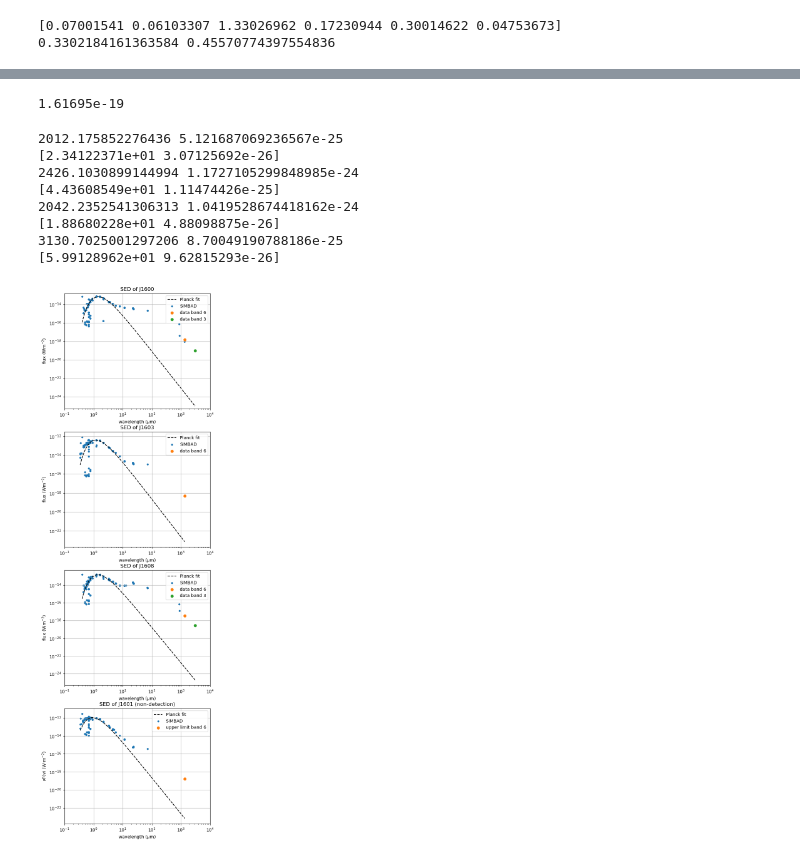
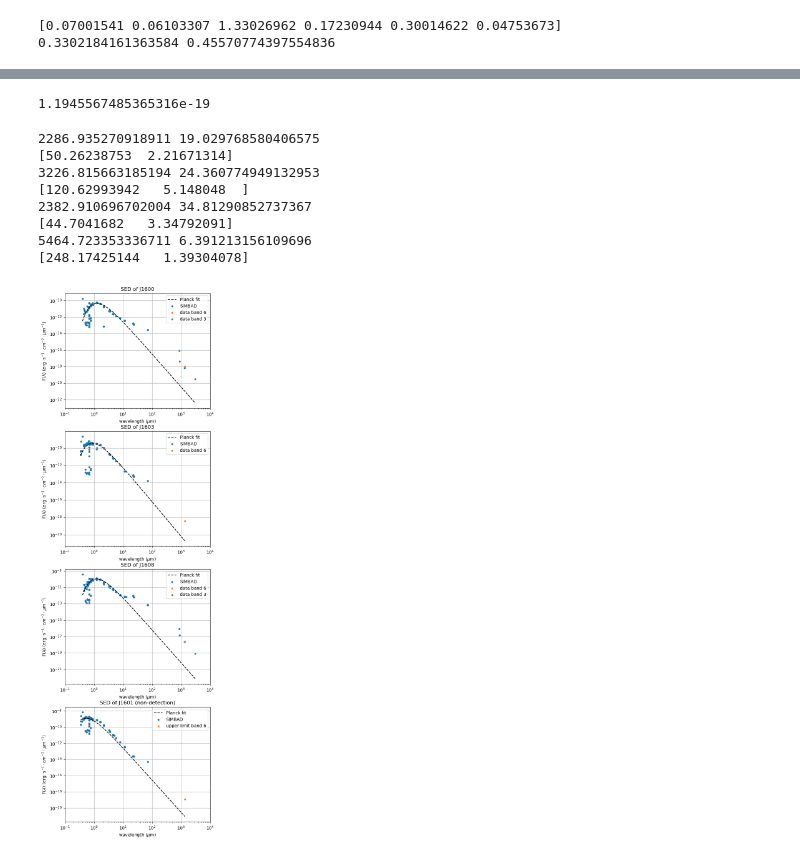
Before and after one commit to jimvanveenhuyzen/wtts, a Jupyter notebook: Weak-line T Tauri stars updated.ipynb, the cells around one changed output, grey strips where cells are left out. Drawn from its saved outputs; the diff is of its cells as text; code cells hidden in the pictures.

```diff
--- a/Weak-line T Tauri stars updated.ipynb
+++ b/Weak-line T Tauri stars updated.ipynb
@@ -170,28 +195,29 @@ J1601_fluxes_Wm2 = J1601_fluxes_jy * J1601_frequencies * 1e9 * 1e-26 #fluxes in
 # %%
 wtts_sources = ['J1600_b6','J1600_b3','J1603_b6','J1608_b6','J1608_b3']
-
 casa_values_wavelength = np.array([1354,3077,1354,1354,3077])
 casa_values_fluxmax = np.array([0.66e-3,0.10e-3,0.22e-3,1.56e-3,0.28e-3])
 
-casa_values_fluxmax[0], casa_values_fluxmax[2], casa_values_fluxmax[3] = casa_values_fluxmax[0]*221.5e9*1e-26,\
-casa_values_fluxmax[2]*221.5e9*1e-26, casa_values_fluxmax[3]*221.5e9*1e-26
+casa_values_fluxmax[0], casa_values_fluxmax[2], casa_values_fluxmax[3] = casa_values_fluxmax[0]*(c/(1354**2)*(1e-23/1e-6)),\
+casa_values_fluxmax[2]*(c/(1354**2)*(1e-23/1e-6)), casa_values_fluxmax[3]*(c/(1354**2)*(1e-23/1e-6))
 
-casa_values_fluxmax[1], casa_values_fluxmax[4] = casa_values_fluxmax[1]*97.5e9*1e-26, casa_values_fluxmax[4]*97.5e9*1e-26
+casa_values_fluxmax[1], casa_values_fluxmax[4] = casa_values_fluxmax[1]*(c/(3077**2) * (1e-23/1e-6)),\
+casa_values_fluxmax[4]*(c/(3077**2) * (1e-23/1e-6))
 
 #the non-detection has no data points, but we can calculate the upper limit:
 
 J1601_wlUL = 1354
-J1601_fluxUL = 0.073e-3*221.5e9*1e-26
+#J1601_fluxUL = 0.073e-3*221.5e9*1e-26
+J1601_fluxUL = 0.073e-3 / (J1601_wlUL**2) * 1e-23 * c/1e-6
 print(J1601_fluxUL)
 # %% [output]
-1.61695e-19
+1.1945567485365316e-19
 # %%
 def blackbody_nu(nu,T,A):
     return A*(2*h*c_inv2*nu**3)/(np.exp((h*nu)/(k_B*T))-1)
 
 def blackbody_lamb(lamb,T,A):
     lamb = 1e-6*lamb
-    return A*(2*h*(c**2))/(lamb**5) * 1/(np.exp((h*c)/(lamb*k_B*T))-1)
+    return A*(2*h*(c**2))/(lamb**5) * 1/(np.exp((h*c)/(lamb*k_B*T))-1)*1e-23
 # %%
 def sorting(wavelength,flux):
     for i in range(len(wavelength) - 1):
@@ -236,81 +263,81 @@ J1601_fluxSorted = np.append(J1601_fluxSorted,J1601_fluxUL)
 # %%
 from scipy.optimize import curve_fit
 
-J1600_popt,J1600_pcov = curve_fit(blackbody_lamb,J1600_wlSorted,J1600_fluxSorted,p0=(2000,5e-25))
+#we use curve_fit to find estimated temperatures of the central star including errors!
+
+J1600_popt,J1600_pcov = curve_fit(blackbody_lamb,J1600_wlSorted,J1600_fluxSorted,p0=(2500,1))
 print(*J1600_popt)
 print(np.sqrt(np.diag(J1600_pcov)))
-J1603_popt,J1603_pcov = curve_fit(blackbody_lamb,J1603_wlSorted,J1603_fluxSorted,p0=(2500,1e-24))
+J1603_popt,J1603_pcov = curve_fit(blackbody_lamb,J1603_wlSorted,J1603_fluxSorted,p0=(3000,1))
 print(*J1603_popt)
 print(np.sqrt(np.diag(J1603_pcov)))
-J1608_popt,J1608_pcov = curve_fit(blackbody_lamb,J1608_wlSorted,J1608_fluxSorted,p0=(2000,1e-24))
+J1608_popt,J1608_pcov = curve_fit(blackbody_lamb,J1608_wlSorted,J1608_fluxSorted,p0=(2500,1))
 print(*J1608_popt)
 print(np.sqrt(np.diag(J1608_pcov)))
-J1601_popt,J1601_pcov = curve_fit(blackbody_lamb,J1601_wlSorted,J1601_fluxSorted,p0=(3100,1e-24))
+J1601_popt,J1601_pcov = curve_fit(blackbody_lamb,J1601_wlSorted,J1601_fluxSorted,p0=(5500,1))
 print(*J1601_popt)
 print(np.sqrt(np.diag(J1601_pcov)))
 # %% [output]
-2012.175852276436 5.121687069236567e-25
-[2.34122371e+01 3.07125692e-26]
-2426.1030899144994 1.1727105299848985e-24
-[4.43608549e+01 1.11474426e-25]
-2042.2352541306313 1.0419528674418162e-24
-[1.88680228e+01 4.88098875e-26]
-3130.7025001297206 8.70049190788186e-25
-[5.99128962e+01 9.62815293e-26]
+2286.935270918911 19.029768580406575
+[50.26238753  2.21671314]
+3226.815663185194 24.360774949132953
+[120.62993942   5.148048  ]
+2382.910696702004 34.81290852737367
+[44.7041682   3.34792091]
+5464.723353336711 6.391213156109696
+[248.17425144   1.39304078]
 # %%
 fig, axs = plt.subplots(4,1,figsize=(6,22))
 
 axs[0].grid(zorder='1')
 axs[0].plot(J1600_wlSorted,blackbody_lamb(J1600_wlSorted,*J1600_popt),linestyle='--',color='black',label='Planck fit')
-axs[0].scatter(J1600_wavelengths,J1600_fluxes_Wm2,s=12,label='SIMBAD')
-axs[0].scatter(casa_values_wavelength[0],casa_values_fluxmax[0],label='data band 6')
-axs[0].scatter(casa_values_wavelength[1],casa_values_fluxmax[1],label='data band 3')
+axs[0].scatter(J1600_wavelengths,J1600_lambdaflux,s=12,label='SIMBAD')
+axs[0].scatter(casa_values_wavelength[0],casa_values_fluxmax[0],label='data band 6',s=12)
+axs[0].scatter(casa_values_wavelength[1],casa_values_fluxmax[1],label='data band 3',s=12)
 axs[0].set_xscale('log')
 axs[0].set_yscale('log')
 axs[0].set_xlim([0.1,1e4])
-axs[0].set_ylim([5e-26,1.5e-13])
 axs[0].set_xlabel('wavelength ($\mu$m)')
-axs[0].set_ylabel('flux (Wm$^{-2}$)')
+axs[0].set_ylabel(r'F($\lambda$) (erg $\cdot$s$^{-1} \cdot cm^{-2} \cdot \mu m^{-1}$)')
 axs[0].legend()
 axs[0].set_title('SED of J1600')
 
 axs[1].grid()
 axs[1].plot(J1603_wlSorted,blackbody_lamb(J1603_wlSorted,*J1603_popt),linestyle='--',color='black', label='Planck fit')
-axs[1].scatter(J1603_wavelengths,J1603_fluxes_Wm2,s=12,label='SIMBAD')
-axs[1].scatter(casa_values_wavelength[2],casa_values_fluxmax[2],label='data band 6')
+axs[1].scatter(J1603_wavelengths,J1603_lambdaflux,s=12,label='SIMBAD')
+axs[1].scatter(casa_values_wavelength[2],casa_values_fluxmax[2],label='data band 6',s=12)
 axs[1].set_xscale('log')
 axs[1].set_yscale('log')
 axs[1].set_xlim([0.1,1e4])
 axs[1].set_xlabel('wavelength ($\mu$m)')
-axs[1].set_ylabel('flux (Wm$^{-2}$)')
+axs[1].set_ylabel(r'F($\lambda$) (erg $\cdot$s$^{-1} \cdot cm^{-2} \cdot \mu m^{-1}$)')
 axs[1].legend()
 axs[1].set_title('SED of J1603')
 
 axs[2].grid()
 axs[2].plot(J1608_wlSorted,blackbody_lamb(J1608_wlSorted,*J1608_popt),linestyle='--',color='black', label='Planck fit')
-axs[2].scatter(J1608_wavelengths,J1608_fluxes_Wm2,s=12,label='SIMBAD')
-axs[2].scatter(casa_values_wavelength[3],casa_values_fluxmax[3],label='data band 6')
-axs[2].scatter(casa_values_wavelength[4],casa_values_fluxmax[4],label='data band 3')
+axs[2].scatter(J1608_wavelengths,J1608_lambdaflux,s=12,label='SIMBAD')
+axs[2].scatter(casa_values_wavelength[3],casa_values_fluxmax[3],label='data band 6',s=12)
+axs[2].scatter(casa_values_wavelength[4],casa_values_fluxmax[4],label='data band 3',s=12)
 axs[2].set_xscale('log')
 axs[2].set_yscale('log')
 axs[2].set_xlim([0.1,1e4])
-axs[2].set_ylim([5e-26,5e-13])
 axs[2].set_xlabel('wavelength ($\mu$m)')
-axs[2].set_ylabel('flux (Wm$^{-2}$)')
+axs[2].set_ylabel(r'F($\lambda$) (erg $\cdot$s$^{-1} \cdot cm^{-2} \cdot \mu m^{-1}$)')
 axs[2].set_title('SED of J1608')
 axs[2].legend()
 
 axs[3].grid(zorder='1')
 axs[3].plot(J1601_wlSorted,blackbody_lamb(J1601_wlSorted,*J1601_popt),linestyle='--',color='black', label='Planck fit')
-axs[3].scatter(J1601_wavelengths,J1601_fluxes_Wm2,s=12,label='SIMBAD')
-axs[3].scatter(J1601_wlUL,J1601_fluxUL,label='upper limit band 6')
+axs[3].scatter(J1601_wavelengths,J1601_lambdaflux,s=12,label='SIMBAD')
+axs[3].scatter(J1601_wlUL,J1601_fluxUL,label='upper limit band 6',s=12)
 axs[3].set_xscale('log')
 axs[3].set_yscale('log')
 axs[3].set_xlim([0.1,1e4])
 axs[3].set_xlabel('wavelength ($\mu$m)')
-axs[3].set_ylabel(r'$\nu$F($\nu$) (W$\cdot$m$^{-2}$)')
+axs[3].set_ylabel(r'F($\lambda$) (erg $\cdot$s$^{-1} \cdot cm^{-2} \cdot \mu m^{-1}$)')
 axs[3].legend()
 axs[3].set_title('SED of J1601 (non-detection)')
 plt.show()
 # %% [output]
-[figure, old version]
+[figure, new version]
```
Also changed, not shown: parts of 3 cells of this notebook, 1 other file.
